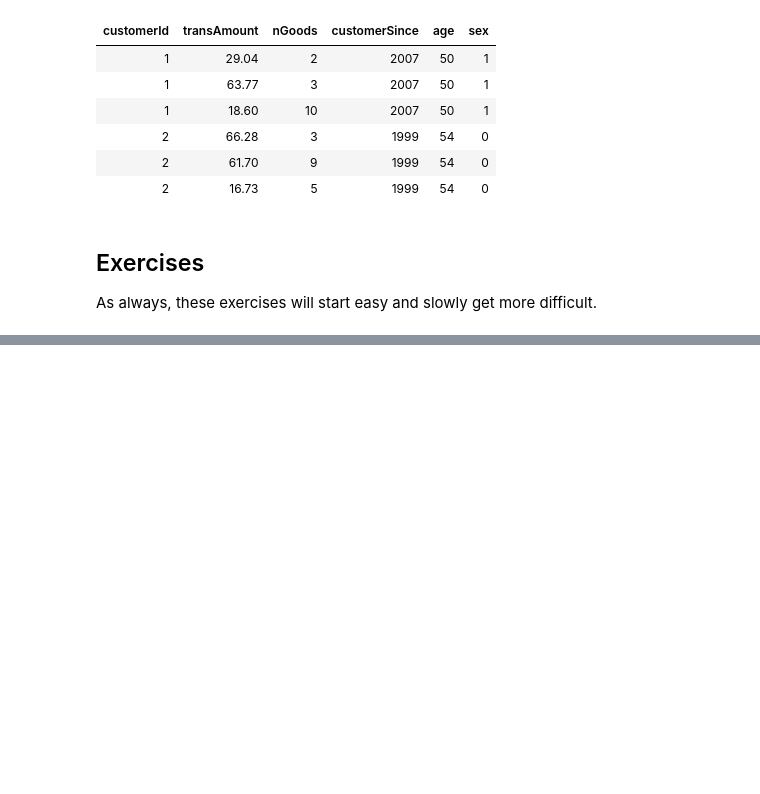
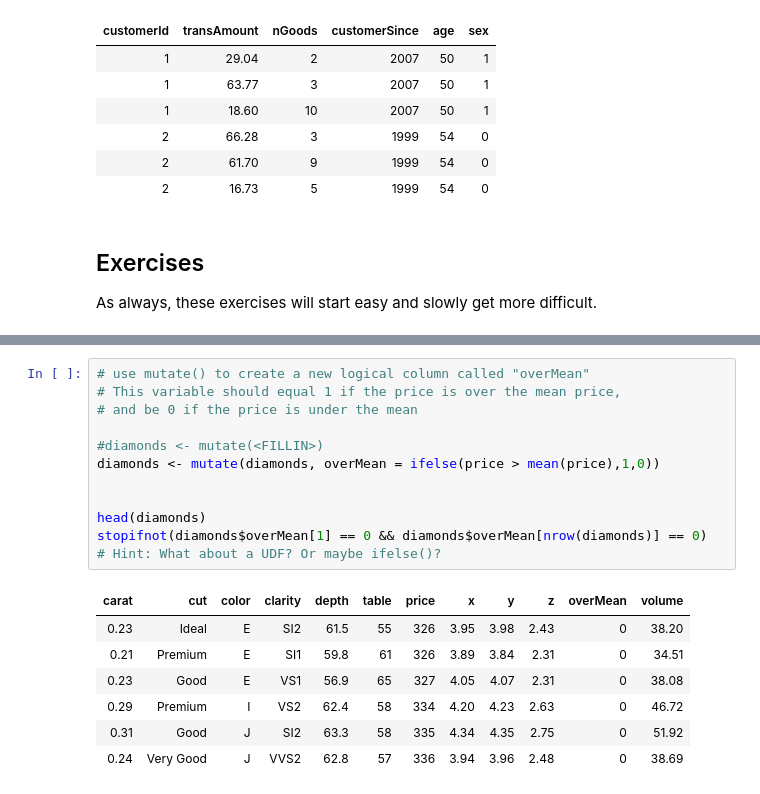
Before and after one commit to JasonFreeberg/R_Tutorials, a Jupyter notebook: Week5.ipynb, the cells around one changed output, grey strips where cells are left out. Cells and saved outputs as stored; diff of their text form; blank space fills up the shorter version.

```diff
--- a/Week5.ipynb
+++ b/Week5.ipynb
@@ -261,0 +325,20 @@ As always, these exercises will start easy and slowly get more difficult.
+# %%
+# use mutate() to create a new logical column called "overMean"
+# This variable should equal 1 if the price is over the mean price,
+# and be 0 if the price is under the mean
+
+#diamonds <- mutate(<FILLIN>)
+diamonds <- mutate(diamonds, overMean = ifelse(price > mean(price),1,0))
+
+
+head(diamonds)
+stopifnot(diamonds$overMean[1] == 0 && diamonds$overMean[nrow(diamonds)] == 0)
+# Hint: What about a UDF? Or maybe ifelse()?
+# %% [output]
+| carat | cut | color | clarity | depth | table | price | x | y | z | overMean | volume |
+| 0.23 | Ideal | E | SI2 | 61.5 | 55 | 326 | 3.95 | 3.98 | 2.43 | 0 | 38.20 |
+| 0.21 | Premium | E | SI1 | 59.8 | 61 | 326 | 3.89 | 3.84 | 2.31 | 0 | 34.51 |
+| 0.23 | Good | E | VS1 | 56.9 | 65 | 327 | 4.05 | 4.07 | 2.31 | 0 | 38.08 |
+| 0.29 | Premium | I | VS2 | 62.4 | 58 | 334 | 4.20 | 4.23 | 2.63 | 0 | 46.72 |
+| 0.31 | Good | J | SI2 | 63.3 | 58 | 335 | 4.34 | 4.35 | 2.75 | 0 | 51.92 |
+| 0.24 | Very Good | J | VVS2 | 62.8 | 57 | 336 | 3.94 | 3.96 | 2.48 | 0 | 38.69 |
```
Also changed, not shown: parts of 6 cells of this notebook, 4 other files.
